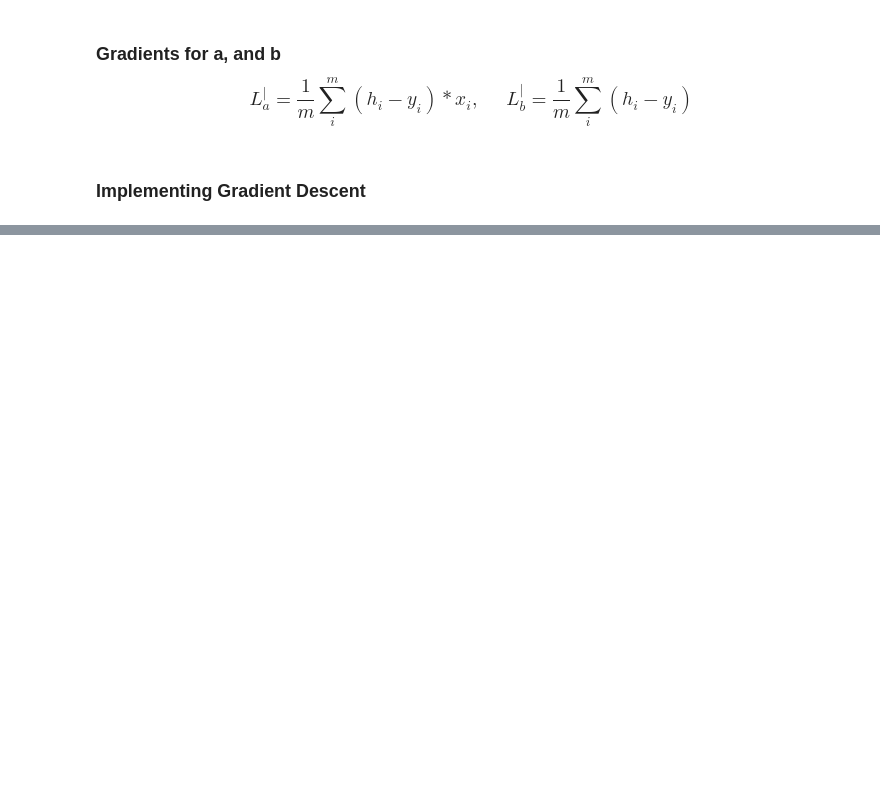
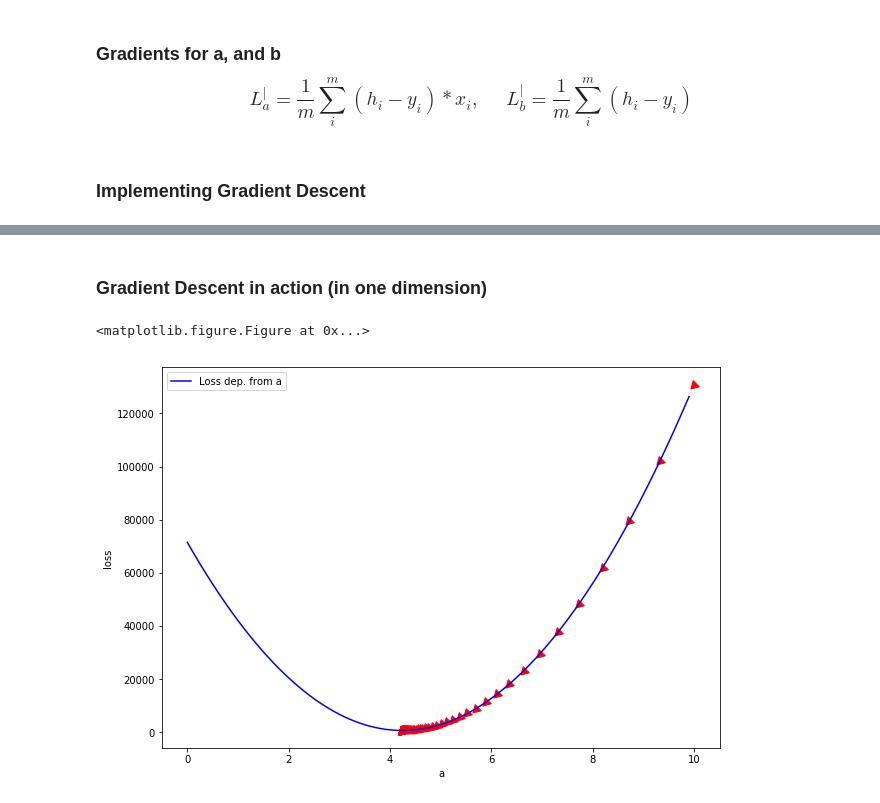
Before and after one commit to tigranv/ISTC_ML_Course, a Jupyter notebook: ISTC_ML/HomeWorks/HousingPrice.ipynb, the cells around one changed output, grey strips where cells are left out. Drawn from its saved outputs; the diff is of its cells as text; code cells hidden in the pictures; blank space fills up the shorter version.

```diff
--- a/ISTC_ML/HomeWorks/HousingPrice.ipynb
+++ b/ISTC_ML/HomeWorks/HousingPrice.ipynb
@@ -117,0 +124,25 @@ print(thetha)
+# %% [markdown]
+### Gradient Descent in action (in one dimension)
+# %%
+loss_list = [Loss([1, i], price, area) for i in np.arange(0.0, 10.0, 0.1)]
+th = [1, 10]
+l_list = []
+th1_list = []
+for i in range(500):
+    l = Loss(th, price, area)
+    l_list.append(l)
+    th1_list.append(th[1])
+    temp1 = th[1] - 0.000015 * grad_one(th, price, area)
+    th[1] = temp1
+
+plt.clf()
+plt.figure(figsize=(10,7))
+plt.scatter(th1_list, l_list, marker=(3, 0, 15),  s=100,  color="r" )
+plt.plot(np.arange(0.0, 10.0, 0.1), loss_list, color="blue", label="Loss dep. from a")
+plt.legend(loc=2)
+plt.xlabel("a")
+plt.ylabel("loss")
+plt.show()
+# %% [output]
+<matplotlib.figure.Figure at 0x...>
+[figure, added]
```
Also changed, not shown: parts of 6 cells of this notebook.
